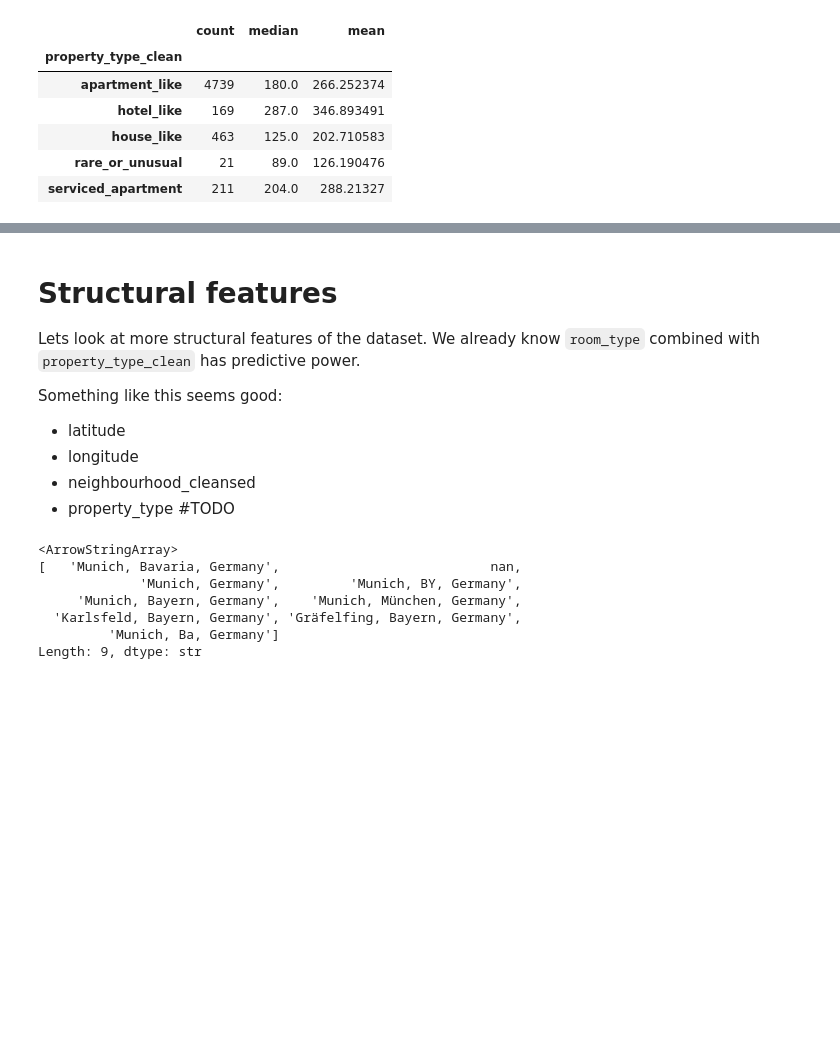
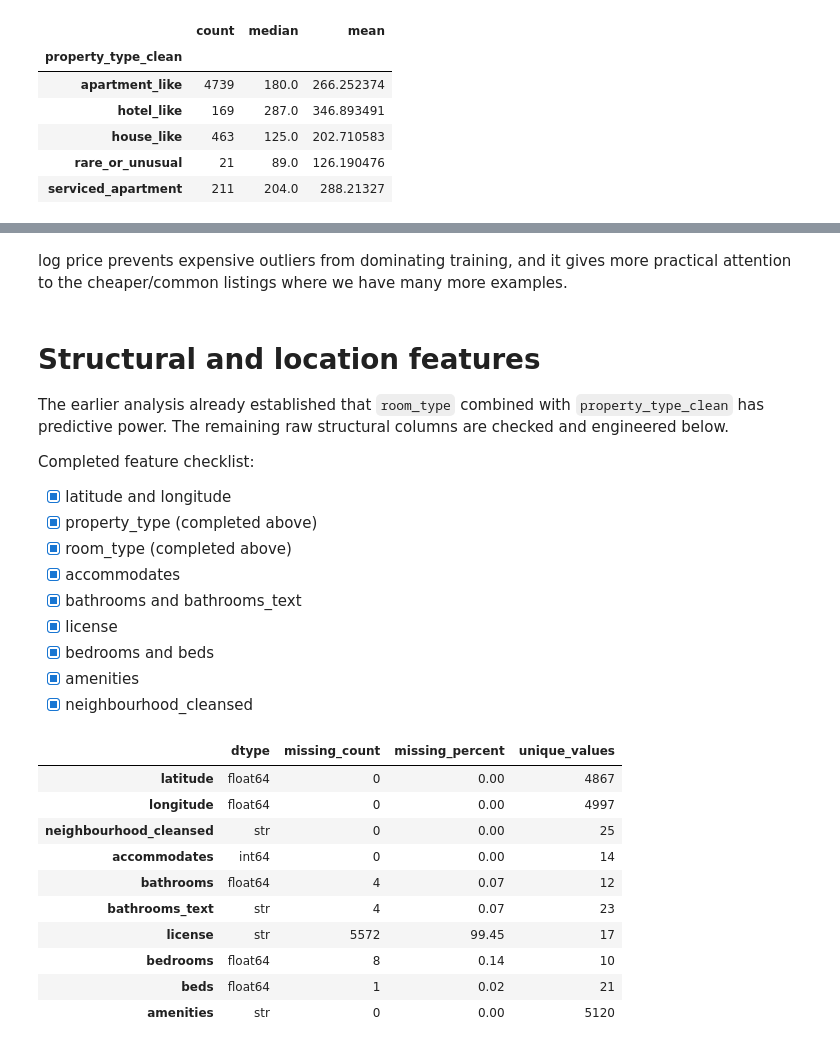
Before and after one commit to Maupse/ml-final-project-sose26-v2, a Jupyter notebook: notebooks/03-Exploring-Features.ipynb, the cells around one changed output, grey strips where cells are left out. Saved outputs shown, nothing was run; the diff lists cells and outputs as text; code cells hidden in the pictures; blank space fills up the shorter version.

```diff
--- a/notebooks/03-Exploring-Features.ipynb
+++ b/notebooks/03-Exploring-Features.ipynb
@@ -248,22 +273,36 @@ df.groupby("property_type_clean")["price"].agg(["count", "median", "mean"])
+# %% [markdown]
+log price prevents expensive outliers from dominating training, and it gives more practical attention to the cheaper/common listings where we have many more examples.
 # %% [markdown]
-# Structural features
-Lets look at more structural features of the dataset. We already know `room_type` combined with `property_type_clean` has predictive power.
+# Structural and location features
+The earlier analysis already established that `room_type` combined with `property_type_clean` has predictive power. The remaining raw structural columns are checked and engineered below.
 
-Something like this seems good:
+Completed feature checklist:
 
-+ latitude
-+ longitude
-+ neighbourhood_cleansed
-+ property_type
-#TODO
+- [x] latitude and longitude
+- [x] property_type (completed above)
+- [x] room_type (completed above)
+- [x] accommodates
+- [x] bathrooms and bathrooms_text
+- [x] license
+- [x] bedrooms and beds
+- [x] amenities
+- [x] neighbourhood_cleansed
 # %%
-# Neighbourhood seems to not add much value
-df["neighbourhood"].unique()
+STRUCTURAL_COLUMNS = [
+    "latitude", "longitude", "neighbourhood_cleansed",
+    "accommodates", "bathrooms", "bathrooms_text", "license",
+    "bedrooms", "beds", "amenities",
+]
+feature_summary(df, STRUCTURAL_COLUMNS)
 # %% [output]
-<ArrowStringArray>
-[   'Munich, Bavaria, Germany',                           nan,
-             'Munich, Germany',         'Munich, BY, Germany',
-     'Munich, Bayern, Germany',    'Munich, München, Germany',
-  'Karlsfeld, Bayern, Germany', 'Gräfelfing, Bayern, Germany',
-         'Munich, Ba, Germany']
-Length: 9, dtype: str
+|  | dtype | missing_count | missing_percent | unique_values |
+| latitude | float64 | 0 | 0.00 | 4867 |
+| longitude | float64 | 0 | 0.00 | 4997 |
+| neighbourhood_cleansed | str | 0 | 0.00 | 25 |
+| accommodates | int64 | 0 | 0.00 | 14 |
+| bathrooms | float64 | 4 | 0.07 | 12 |
+| bathrooms_text | str | 4 | 0.07 | 23 |
+| license | str | 5572 | 99.45 | 17 |
+| bedrooms | float64 | 8 | 0.14 | 10 |
+| beds | float64 | 1 | 0.02 | 21 |
+| amenities | str | 0 | 0.00 | 5120 |
```
Also changed, not shown: parts of 28 cells of this notebook, 5 other files.
